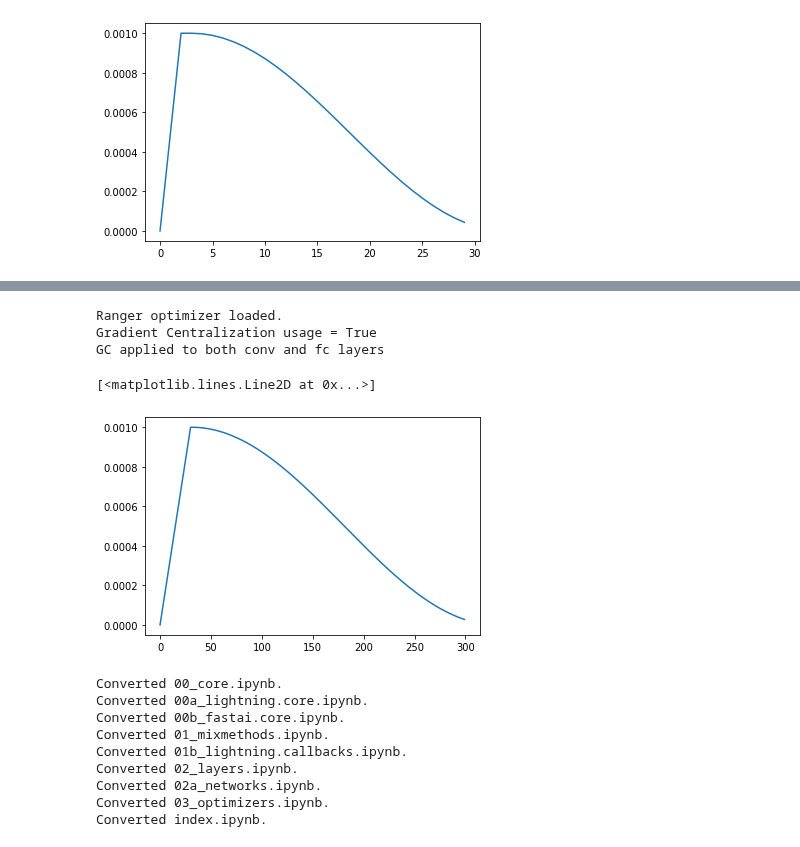
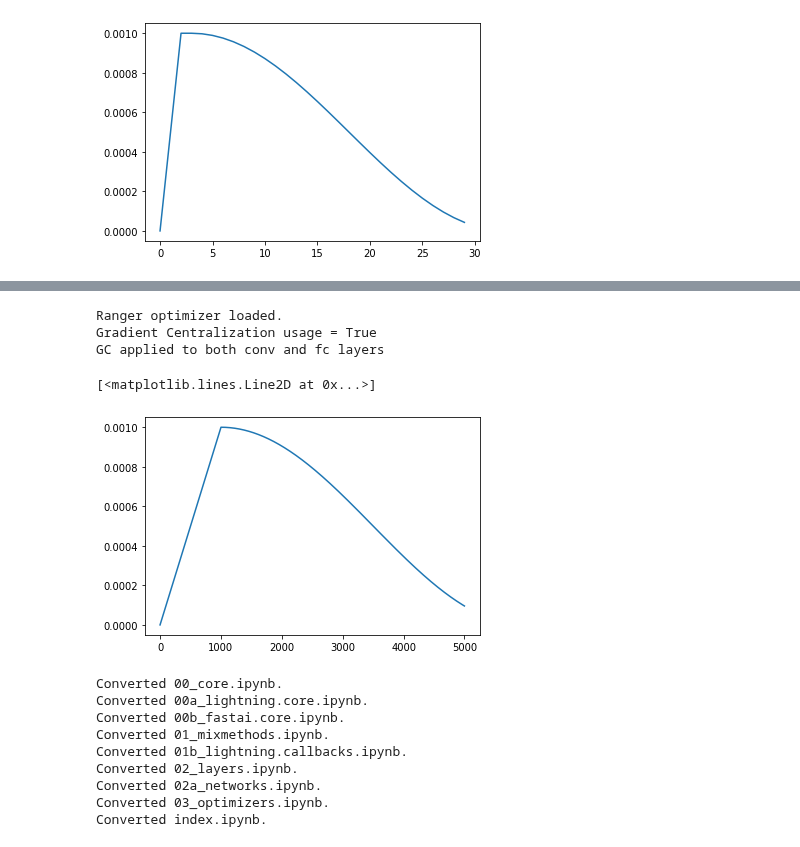
Before and after one commit to benihime91/leaf-disease-classification-kaggle, a Jupyter notebook: nbs/03_optimizers.ipynb, the cells around one changed output, grey strips where cells are left out. Cells and saved outputs as stored; diff of their text form; code cells hidden in the pictures.

Commit message:
fixes CosineAnnealingWarmupScheduler

```diff
--- a/nbs/03_optimizers.ipynb
+++ b/nbs/03_optimizers.ipynb
@@ -603,11 +604,13 @@ GC applied to both conv and fc layers
 #export
 def CosineAnnealingWarmupScheduler(optimizer:Optimizer, total_epochs:int,
                                    steps_per_epoch:int, eta_min:float=0.,
-                                   pct_start:float = 0.1):
+                                   pct_start:Union[float, int] = 0.1):
 
     "Warmup till `pct_start` after which CosineAnnealing"
     total_steps  = total_epochs * steps_per_epoch
-    warmup_steps = pct_start * total_steps
+
+    if isinstance(pct_start, int)    :  warmup_steps = pct_start
+    elif isinstance(pct_start, float):  warmup_steps = pct_start * total_steps
 
     cosine_scheduler = CosineAnnealingLR(optimizer, T_max=total_steps, eta_min=eta_min)
 
@@ -616,3 +619,27 @@ def CosineAnnealingWarmupScheduler(optimizer:Optimizer, total_epochs:int,
                                             total_epoch=warmup_steps,
                                             after_scheduler=cosine_scheduler)
     return warmup_scheduler
+# %%
+rand_input = torch.randn((4, 255))
+rand_model = torch.nn.Linear(in_features=255, out_features=1, bias=False)
+
+rand_preds = rand_model(rand_input)
+rand_output= torch.ones_like(rand_preds)
+loss = torch.nn.functional.binary_cross_entropy_with_logits(rand_preds, rand_output)
+loss.backward()
+
+total_epochs = 50
+steps_per_epoch = 100
+
+opt = Ranger(params(rand_model))
+sch = CosineAnnealingWarmupScheduler(opt, total_epochs, steps_per_epoch, pct_start=0.1)
+
+lr = []
+
+for e in range(total_epochs):
+    for idx in range(steps_per_epoch):
+        opt.step()
+        lr.append(opt.param_groups[0]['lr'])
+        sch.step()
+
+plt.plot(lr)
@@ -619,33 +652,33 @@ def CosineAnnealingWarmupScheduler(optimizer:Optimizer, total_epochs:int,
 # %%
 rand_input = torch.randn((4, 255))
 rand_model = torch.nn.Linear(in_features=255, out_features=1, bias=False)
 
 rand_preds = rand_model(rand_input)
 rand_output= torch.ones_like(rand_preds)
 loss = torch.nn.functional.binary_cross_entropy_with_logits(rand_preds, rand_output)
 loss.backward()
 
-total_epochs = 30
-steps_per_epoch = 10
+total_epochs = 50
+steps_per_epoch = 100
 
 opt = Ranger(params(rand_model))
-sch = CosineAnnealingWarmupScheduler(opt, total_epochs, steps_per_epoch)
+sch = CosineAnnealingWarmupScheduler(opt, total_epochs, steps_per_epoch, pct_start=1000)
 
 lr = []
 
-for e in range(epoch):
+for e in range(total_epochs):
     for idx in range(steps_per_epoch):
         opt.step()
         lr.append(opt.param_groups[0]['lr'])
         sch.step()
 
 plt.plot(lr)
 # %% [output]
 Ranger optimizer loaded.
 Gradient Centralization usage = True
 GC applied to both conv and fc layers
 [<matplotlib.lines.Line2D at 0x...>]
-[figure, old version]
+[figure, new version]
 # %%
 #hide
 from nbdev.export import *
```
Also changed, not shown: parts of 2 cells of this notebook, 1 other file.
